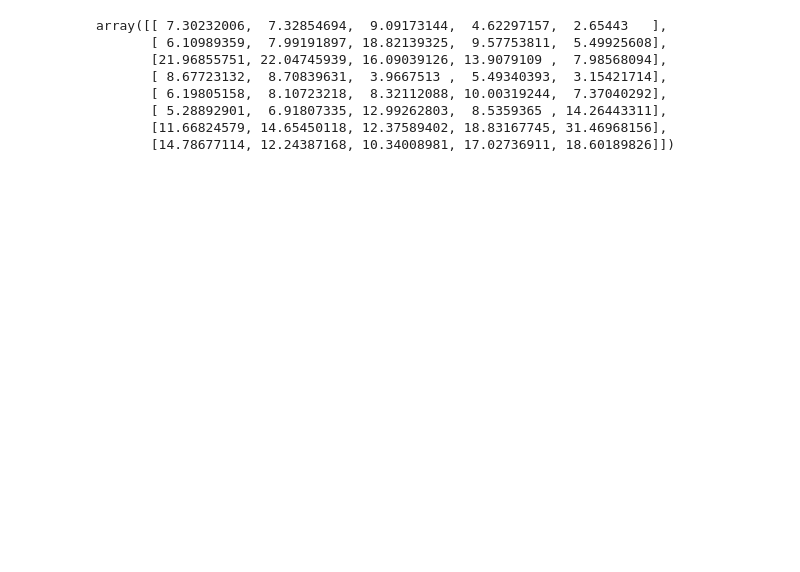
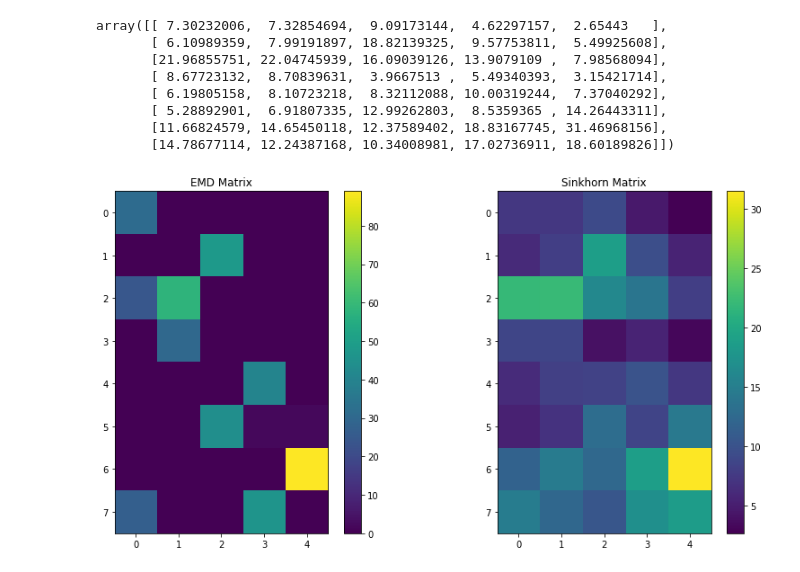
Before and after one commit to HaoPham23/OTML_DS3_2018, a Jupyter notebook: 0_Intro_OT.ipynb, the cells around one changed output. Saved outputs shown, nothing was run; the diff lists cells and outputs as text; code cells hidden in the pictures; blank space fills up the shorter version.

```diff
--- a/0_Intro_OT.ipynb
+++ b/0_Intro_OT.ipynb
@@ -216,8 +216,14 @@ def sinkhorn(a, b, C, reg, nit=100):
 # %%
 G1 = sinkhorn(bakery_prod, cafe_prod, cost_matrix, 0.5)
 pl.figure(4, (14,7))
 pl.subplot(1,2,1)
 pl.imshow(G0)
 pl.title('EMD Matrix')
 pl.colorbar()
-pl.su
+pl.subplot(1,2,2)
+pl.imshow(G1)
+pl.title('Sinkhorn Matrix')
+pl.colorbar()
+pl.show()
+# %% [output]
+[figure, added]
```
